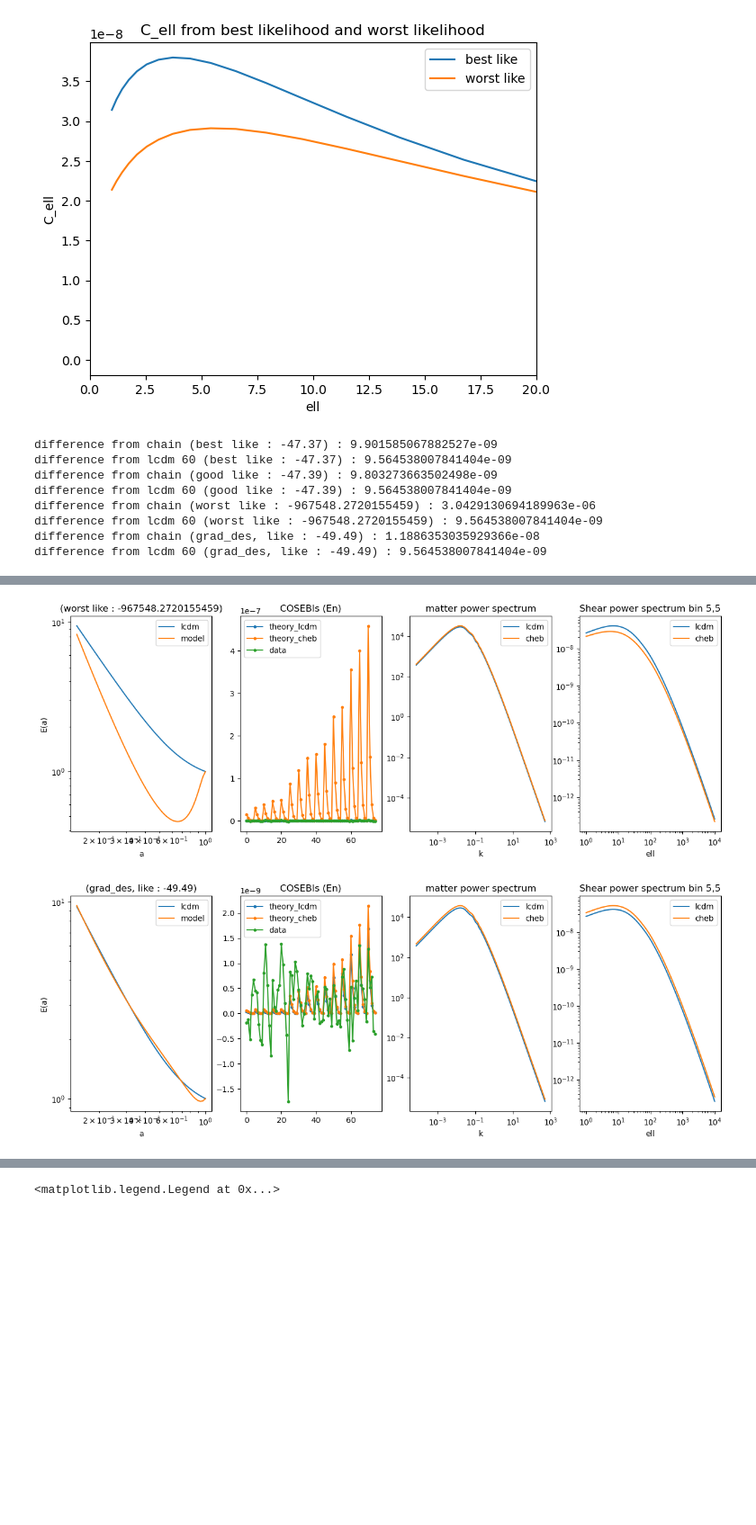
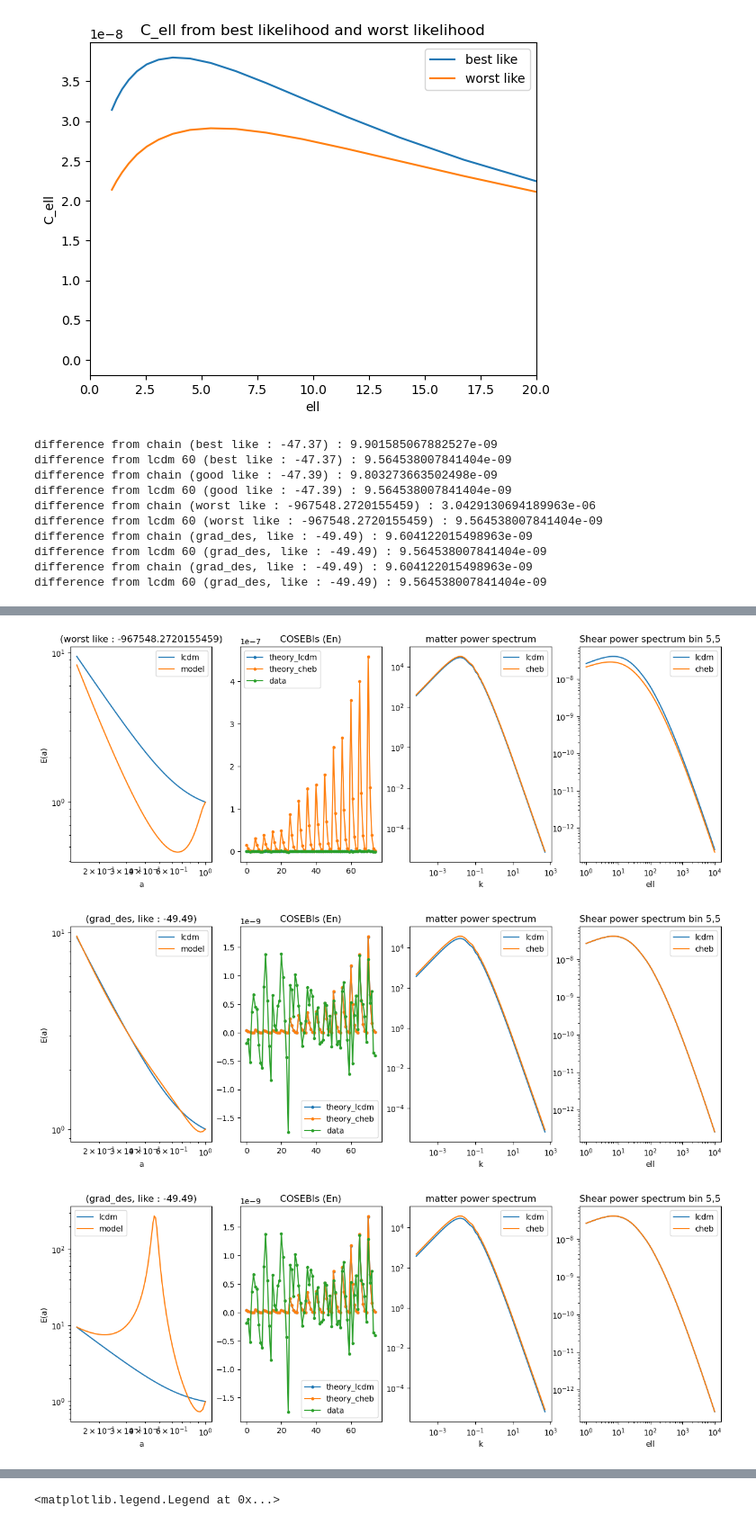
Before and after one commit to steventanady/steven_thesis, a Jupyter notebook: thesis_config/config/tester/report.ipynb, the cells around one changed output, grey strips where cells are left out. Shown at 90% size. Drawn from its saved outputs; the diff is of its cells as text; code cells hidden in the pictures; blank space fills up the shorter version.

```diff
--- a/thesis_config/config/tester/report.ipynb
+++ b/thesis_config/config/tester/report.ipynb
@@ -136,7 +136,7 @@ class model_independent:
             if i == 0 or i%1000==0:
                 print(f"iteration {i} ",loss)
 a = np.loadtxt("a_bg.txt")
-me = model_independent(c,a,h0=0.6898,om=0.2589)
+me = model_independent([1],a,h0=0.6898,om=0.2589)
 def combine(c,theory,pm,cell, comment="") :
     k = np.loadtxt("k_hme.txt")
     a = np.loadtxt("a_bg.txt")
@@ -190,35 +190,44 @@ cell = np.loadtxt("c_ell_chain1.txt")
 combine(c,theory_best_like,pm,cell,"(best like : -47.37)")
 
 c = np.array([-1.3918258572100735,  0.5044126273601433,    -0.7474685206602097,    0.602843961283870])
 theory = np.loadtxt("data-theory_chain2.txt",skiprows=1)[:,1]
 pm = np.loadtxt("pm_chain2.txt")[0]
 cell = np.loadtxt("c_ell_chain2.txt")
 combine(c,theory,pm,cell,"(good like : -47.39)")
 
 c = np.array([-0.9843438863754272,   0.47191232442855835,   0.20093590021133423,	-0.12010681629180908])
 theory = np.loadtxt("data-theory_chain3.txt",skiprows=1)[:,1] # like = -967548.2720155459
 pm = np.loadtxt("pm_chain3.txt")[0]
 cell = np.loadtxt("c_ell_chain3.txt")
 combine(c,theory,pm,cell,"(worst like : -967548.2720155459)")
 
 c = np.array([1.18575331,  -0.62350154,     0.17273275,   -0.05693254])
 theory = np.loadtxt("data-theory_grad_des.txt",skiprows=1)[:,1]
 pm = np.loadtxt("pm_grad_des.txt")[0]
 cell = np.loadtxt("c_ell_grad_des.txt")
 combine(c,theory,pm,cell,"(grad_des, like : -49.49)")
+
+c = np.array([1.4817219178730165,-0.6302868332462896,	0.8531801255065599,	-0.6523325332319005])
+theory = np.loadtxt("data-theory_grad_des.txt",skiprows=1)[:,1]
+pm = np.loadtxt("pm_grad_des.txt")[0]
+cell = np.loadtxt("c_ell_grad_des.txt")
+combine(c,theory,pm,cell,"(grad_des, like : -49.49)")
 # %% [output]
 difference from chain (best like : -47.37) : 9.901585067882527e-09
 difference from lcdm 60 (best like : -47.37) : 9.564538007841404e-09
 difference from chain (good like : -47.39) : 9.803273663502498e-09
 difference from lcdm 60 (good like : -47.39) : 9.564538007841404e-09
 difference from chain (worst like : -967548.2720155459) : 3.0429130694189963e-06
 difference from lcdm 60 (worst like : -967548.2720155459) : 9.564538007841404e-09
-difference from chain (grad_des, like : -49.49) : 1.1886353035929366e-08
+difference from chain (grad_des, like : -49.49) : 9.604122015498963e-09
 difference from lcdm 60 (grad_des, like : -49.49) : 9.564538007841404e-09
+difference from chain (grad_des, like : -49.49) : 9.604122015498963e-09
+difference from lcdm 60 (grad_des, like : -49.49) : 9.564538007841404e-09
 [figure]
 [figure]
 [figure]
-[figure, old version]
+[figure, new version]
+[figure, added]
 # %%
 from scipy.interpolate import interp1d
 from scipy.interpolate import InterpolatedUnivariateSpline
```
Also changed, not shown: 25 other files.
